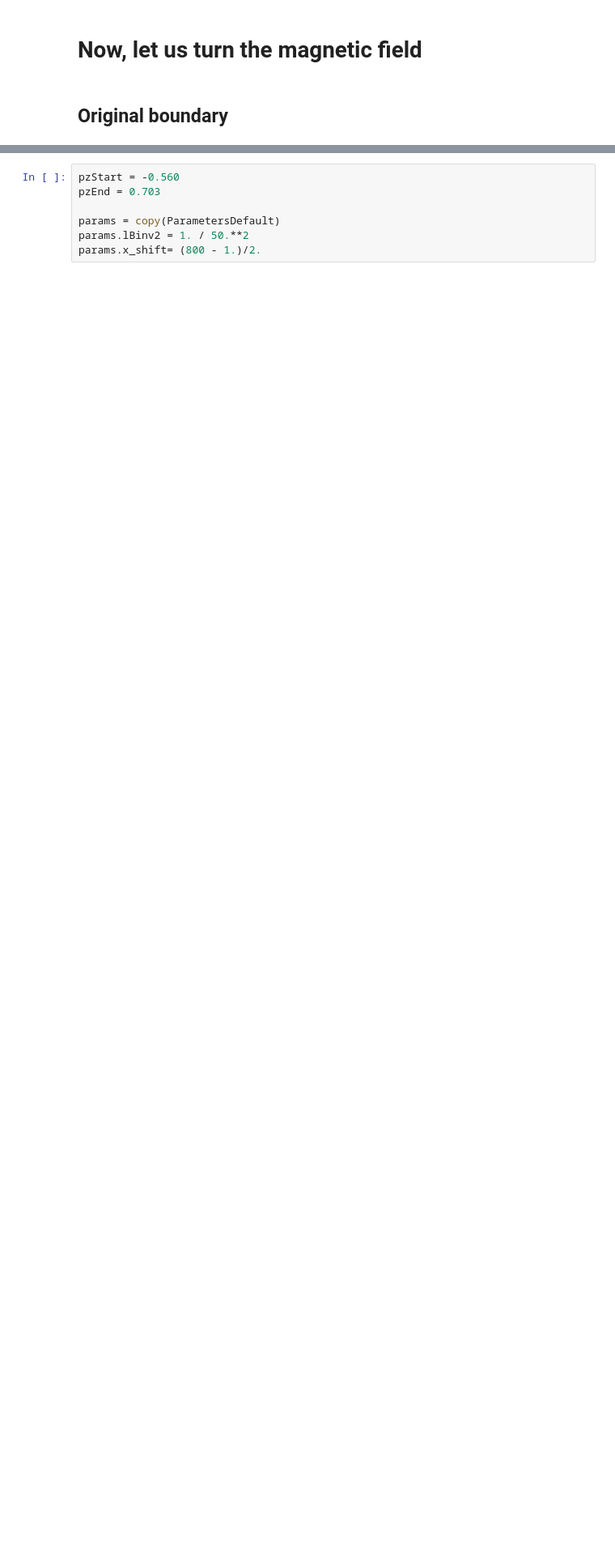
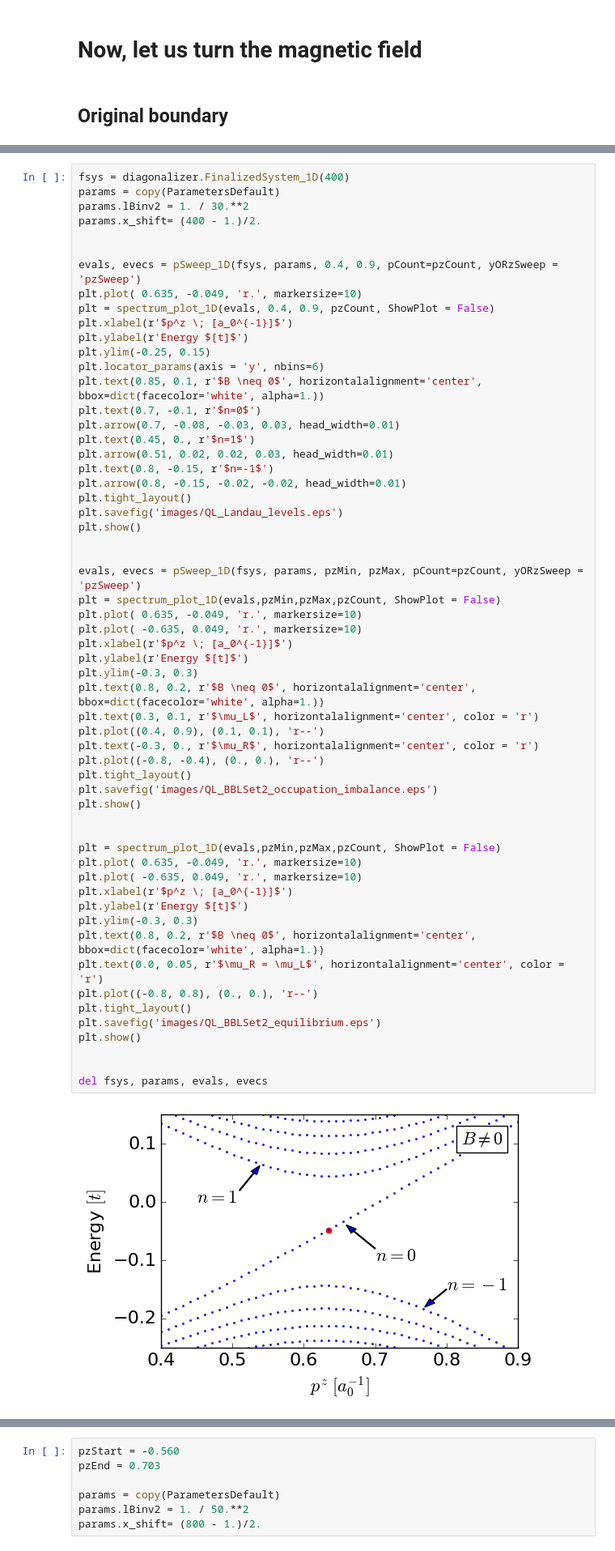
Before and after one commit to Artem-Ivashko/Vazifeh-Franz-magnetic-field, a Jupyter notebook: BBL-set-2.ipynb, the cells around one changed output, grey strips where cells are left out. Shown at 81% size. Cells and saved outputs as stored; diff of their text form; blank space fills up the shorter version.

```diff
--- a/BBL-set-2.ipynb
+++ b/BBL-set-2.ipynb
@@ -496,0 +488,60 @@ del fsys_300, params, evals, evecs
+# %%
+fsys = diagonalizer.FinalizedSystem_1D(400)
+params = copy(ParametersDefault)
+params.lBinv2 = 1. / 30.**2
+params.x_shift= (400 - 1.)/2.
+
+
+evals, evecs = pSweep_1D(fsys, params, 0.4, 0.9, pCount=pzCount, yORzSweep = 'pzSweep')
+plt.plot( 0.635, -0.049, 'r.', markersize=10)
+plt = spectrum_plot_1D(evals, 0.4, 0.9, pzCount, ShowPlot = False)
+plt.xlabel(r'$p^z \; [a_0^{-1}]$')
+plt.ylabel(r'Energy $[t]$')
+plt.ylim(-0.25, 0.15)
+plt.locator_params(axis = 'y', nbins=6)
+plt.text(0.85, 0.1, r'$B \neq 0$', horizontalalignment='center', bbox=dict(facecolor='white', alpha=1.))
+plt.text(0.7, -0.1, r'$n=0$')
+plt.arrow(0.7, -0.08, -0.03, 0.03, head_width=0.01)
+plt.text(0.45, 0., r'$n=1$')
+plt.arrow(0.51, 0.02, 0.02, 0.03, head_width=0.01)
+plt.text(0.8, -0.15, r'$n=-1$')
+plt.arrow(0.8, -0.15, -0.02, -0.02, head_width=0.01)
+plt.tight_layout()
+plt.savefig('images/QL_Landau_levels.eps')
+plt.show()
+
+
+evals, evecs = pSweep_1D(fsys, params, pzMin, pzMax, pCount=pzCount, yORzSweep = 'pzSweep')
+plt = spectrum_plot_1D(evals,pzMin,pzMax,pzCount, ShowPlot = False)
+plt.plot( 0.635, -0.049, 'r.', markersize=10)
+plt.plot( -0.635, 0.049, 'r.', markersize=10)
+plt.xlabel(r'$p^z \; [a_0^{-1}]$')
+plt.ylabel(r'Energy $[t]$')
+plt.ylim(-0.3, 0.3)
+plt.text(0.8, 0.2, r'$B \neq 0$', horizontalalignment='center', bbox=dict(facecolor='white', alpha=1.))
+plt.text(0.3, 0.1, r'$\mu_L$', horizontalalignment='center', color = 'r')
+plt.plot((0.4, 0.9), (0.1, 0.1), 'r--')
+plt.text(-0.3, 0., r'$\mu_R$', horizontalalignment='center', color = 'r')
+plt.plot((-0.8, -0.4), (0., 0.), 'r--')
+plt.tight_layout()
+plt.savefig('images/QL_BBLSet2_occupation_imbalance.eps')
+plt.show()
+
+
+plt = spectrum_plot_1D(evals,pzMin,pzMax,pzCount, ShowPlot = False)
+plt.plot( 0.635, -0.049, 'r.', markersize=10)
+plt.plot( -0.635, 0.049, 'r.', markersize=10)
+plt.xlabel(r'$p^z \; [a_0^{-1}]$')
+plt.ylabel(r'Energy $[t]$')
+plt.ylim(-0.3, 0.3)
+plt.text(0.8, 0.2, r'$B \neq 0$', horizontalalignment='center', bbox=dict(facecolor='white', alpha=1.))
+plt.text(0.0, 0.05, r'$\mu_R = \mu_L$', horizontalalignment='center', color = 'r')
+plt.plot((-0.8, 0.8), (0., 0.), 'r--')
+plt.tight_layout()
+plt.savefig('images/QL_BBLSet2_equilibrium.eps')
+plt.show()
+
+
+del fsys, params, evals, evecs
+# %% [output]
+[figure, added]
```
Also changed, not shown: parts of 8 cells of this notebook, 1 other file.
